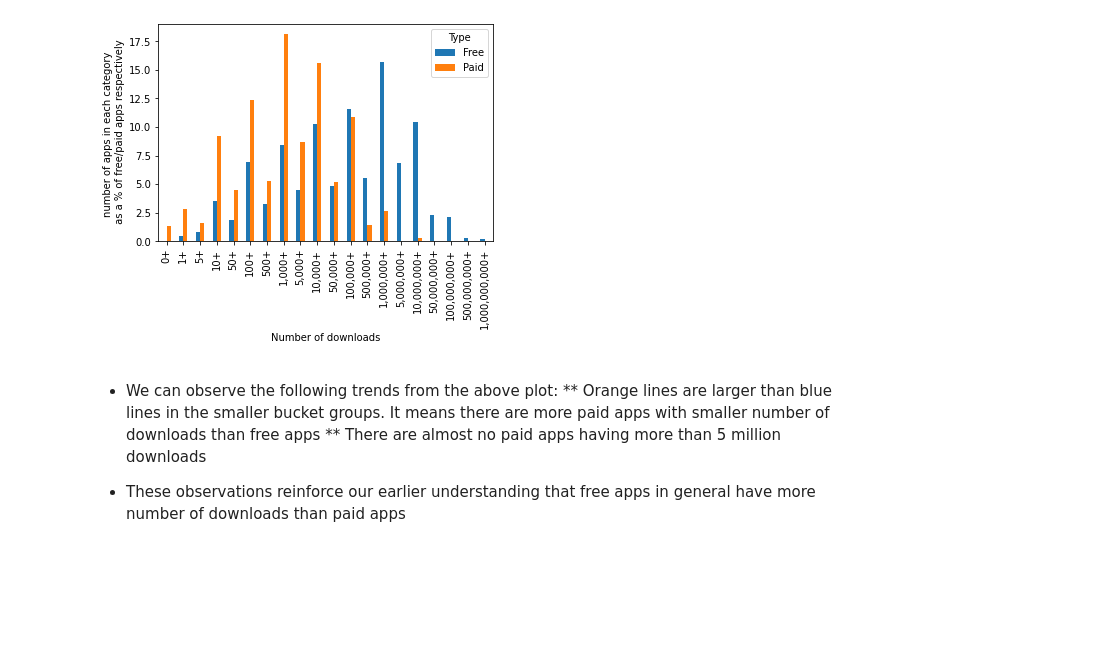
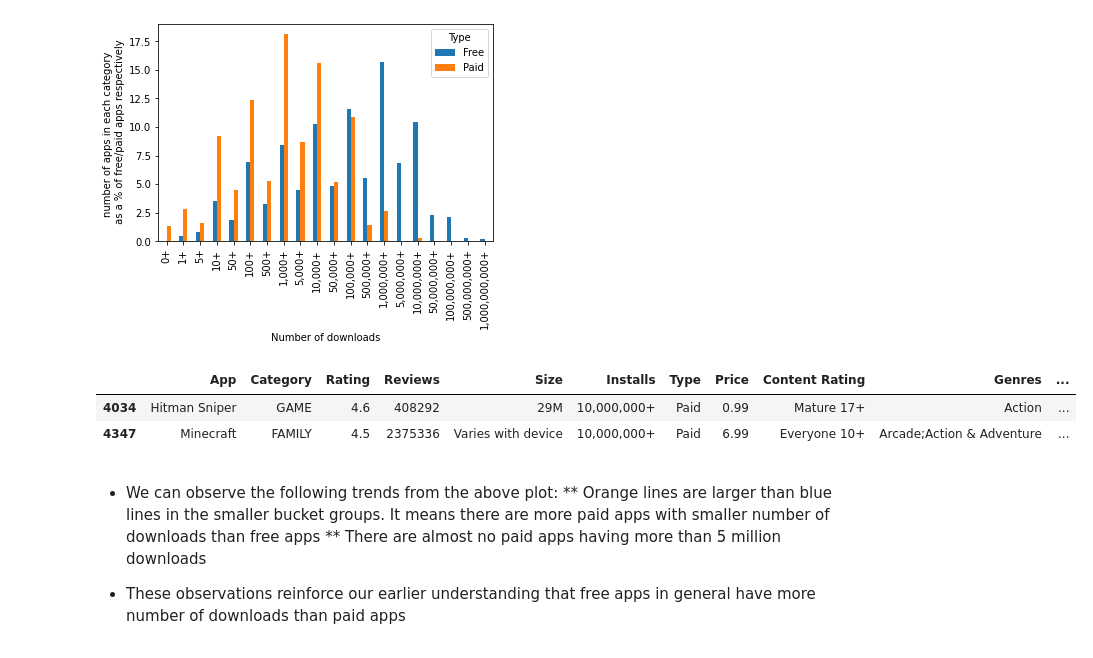
Before and after one commit to Nandeesh-U/EDA_google_play_store_app_data, a Jupyter notebook: Team_Notebook_EDA_CAPSTONE.ipynb, the cells around one changed output. Cells and saved outputs as stored; diff of their text form; code cells hidden in the pictures; blank space fills up the shorter version.

```diff
--- a/Team_Notebook_EDA_CAPSTONE.ipynb
+++ b/Team_Notebook_EDA_CAPSTONE.ipynb
@@ -657,6 +664,12 @@ ax.set_ylabel('number of apps in each category \n as a % of free/paid apps respe
 # %% [output]
 Text(0, 0.5, 'number of apps in each category \n as a % of free/paid apps respectively')
 [figure]
+# %%
+app_df[(app_df['Numeric_Installs']>1000000) & (app_df['Type']=='Paid')]
+# %% [output]
+|  | App | Category | Rating | Reviews | Size | Installs | Type | Price | Content Rating | Genres | ... |
+| 4034 | Hitman Sniper | GAME | 4.6 | 408292 | 29M | 10,000,000+ | Paid | 0.99 | Mature 17+ | Action | ... |
+| 4347 | Minecraft | FAMILY | 4.5 | 2375336 | Varies with device | 10,000,000+ | Paid | 6.99 | Everyone 10+ | Arcade;Action & Adventure | ... |
 # %% [markdown]
 * We can observe the following trends from the above plot:
 ** Orange lines are larger than blue lines in the smaller bucket groups. It means there are more paid apps with smaller number of downloads than free apps
```
Also changed, not shown: parts of 13 cells of this notebook.
